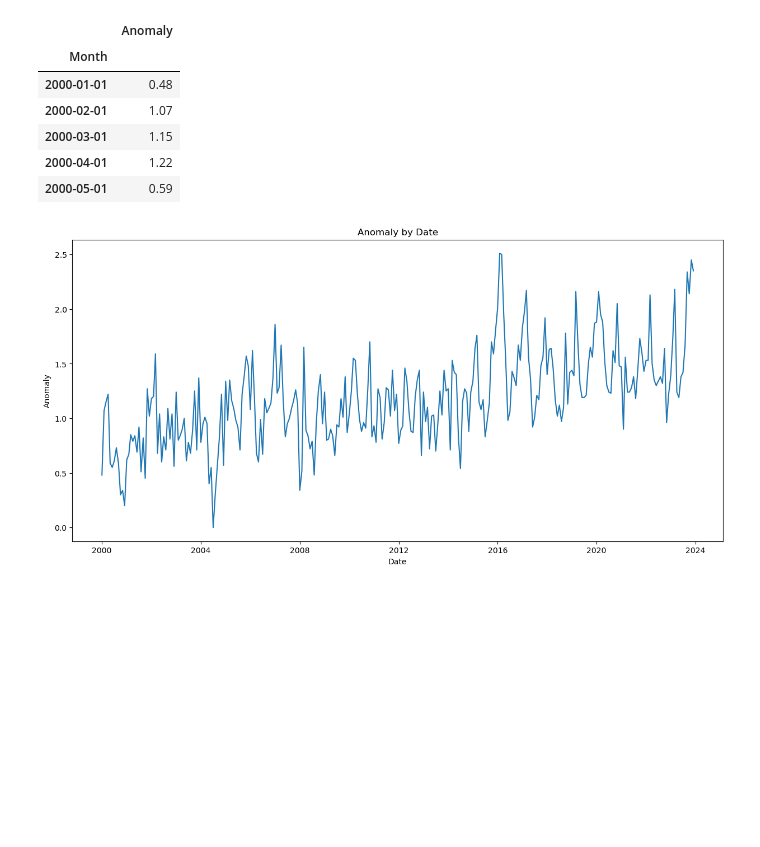
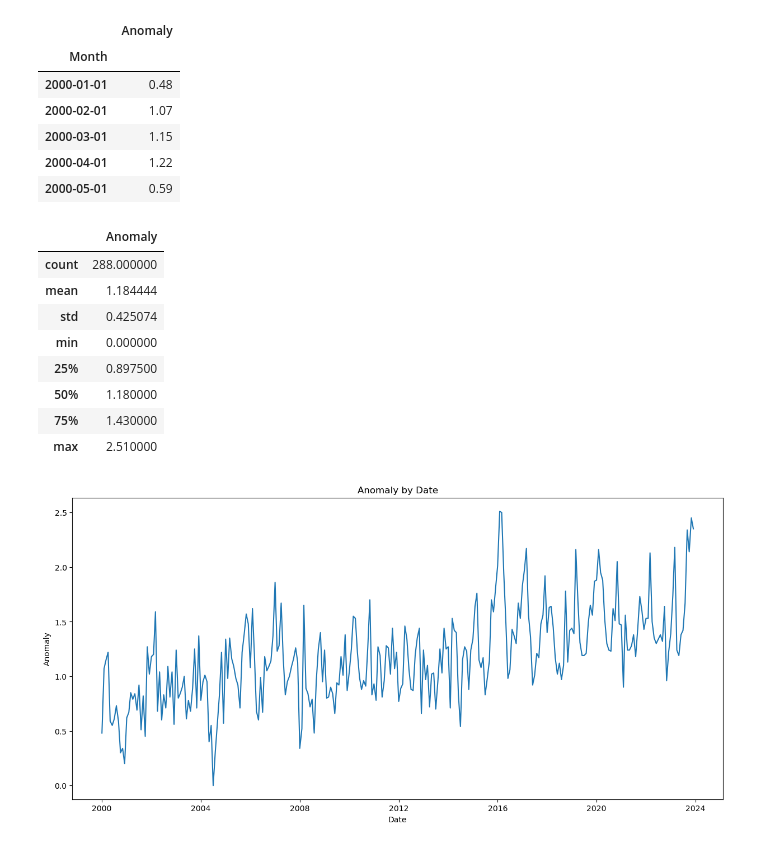
Before and after one commit to chrnthnkmutt/TempAnomaly_SARIMA, a Jupyter notebook: src/LandPredict_SARIMA.ipynb, the cells around one changed output. Saved outputs shown, nothing was run; the diff lists cells and outputs as text; code cells hidden in the pictures; blank space fills up the shorter version.

```diff
--- a/src/LandPredict_SARIMA.ipynb
+++ b/src/LandPredict_SARIMA.ipynb
@@ -27,6 +27,18 @@ df.head(5)
 | 2000-03-01 | 1.15 |
 | 2000-04-01 | 1.22 |
 | 2000-05-01 | 0.59 |
+# %%
+df.describe()
+# %% [output]
+|  | Anomaly |
+| count | 288.000000 |
+| mean | 1.184444 |
+| std | 0.425074 |
+| min | 0.000000 |
+| 25% | 0.897500 |
+| 50% | 1.180000 |
+| 75% | 1.430000 |
+| max | 2.510000 |
 # %%
 plt.figure(figsize=(15,7))
 plt.title("Anomaly by Date")
```
Also changed, not shown: 2 other files.
